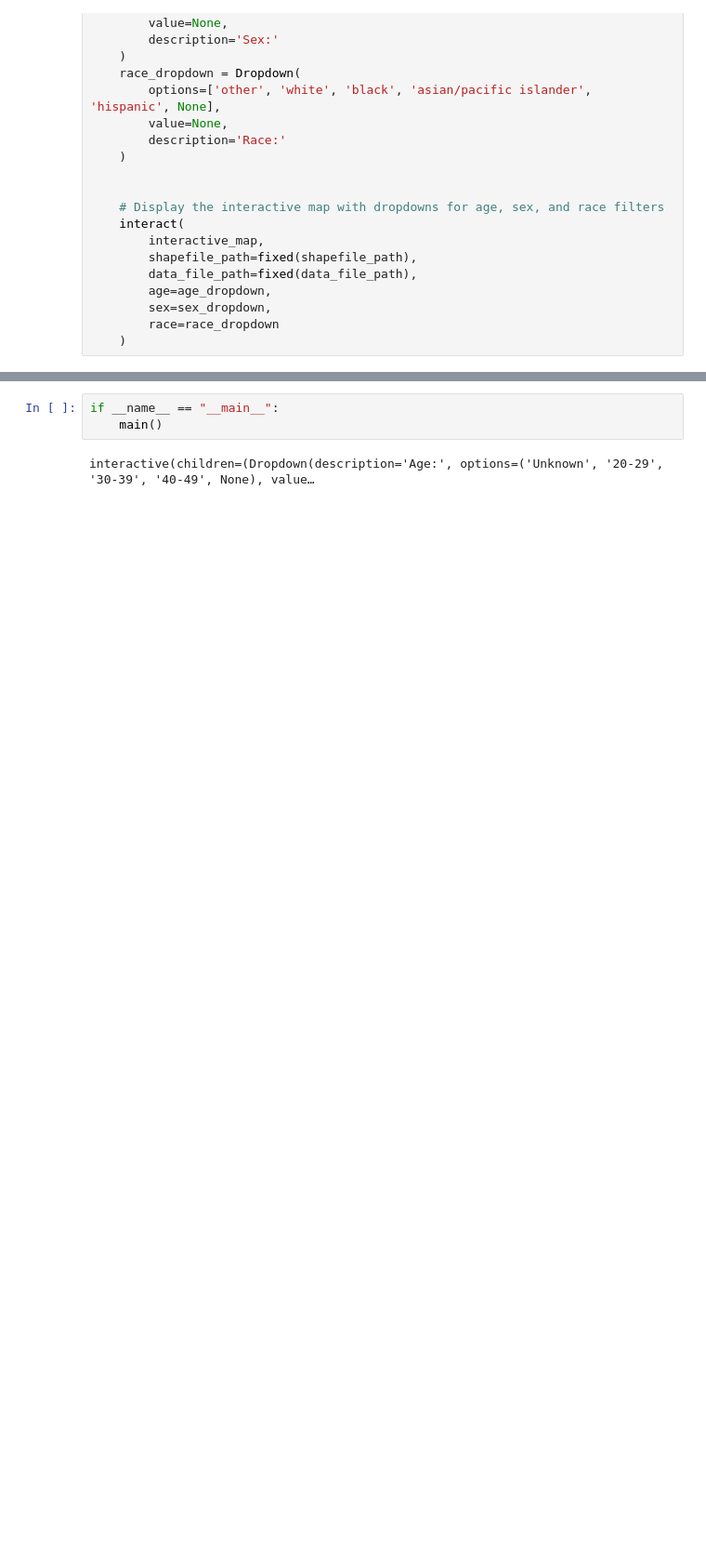
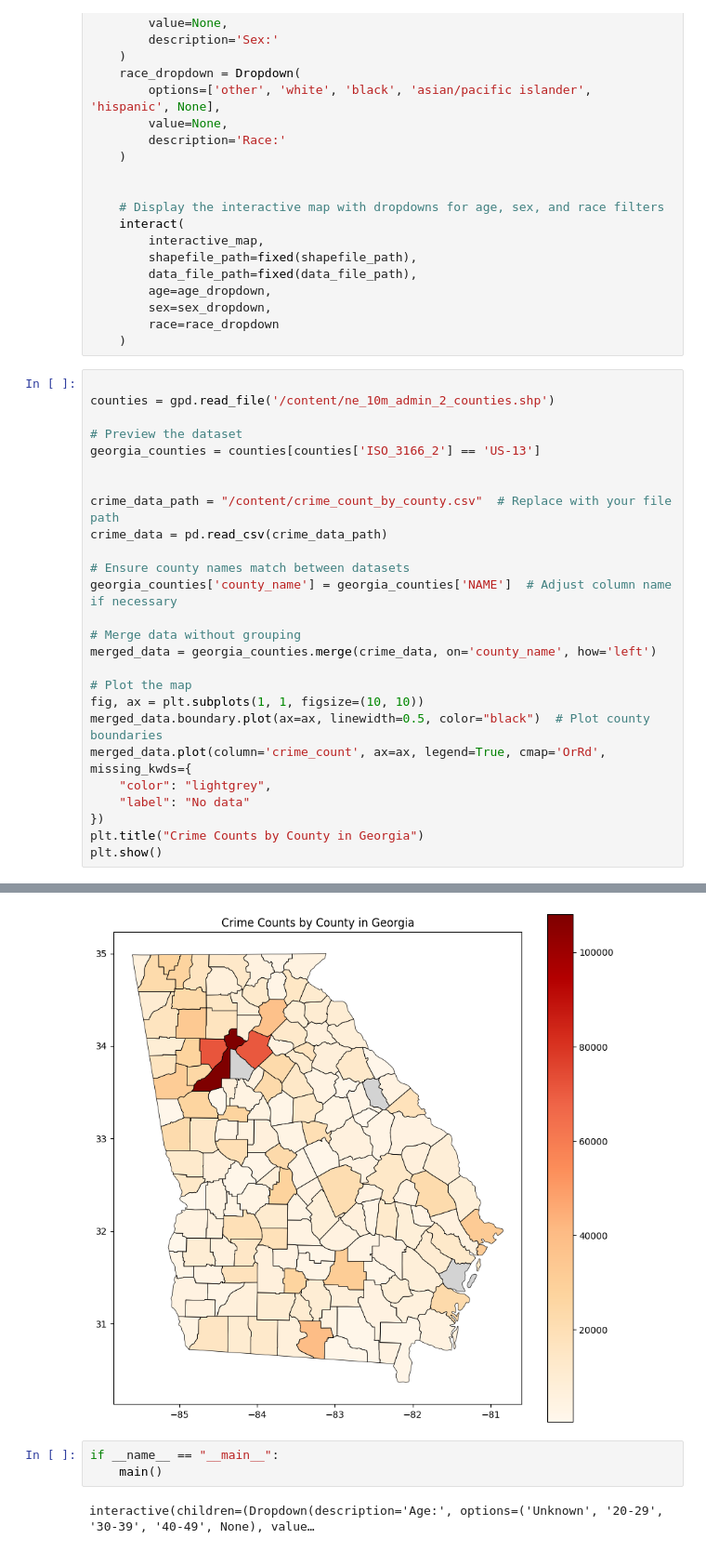
Before and after one commit to skasture3/OpenPolicing, a Jupyter notebook: OpenPolicing.ipynb, the cells around one changed output, grey strips where cells are left out. Shown: that part at 93% size. Cells and saved outputs as stored; diff of their text form; blank space fills up the shorter version.

```diff
--- a/OpenPolicing.ipynb
+++ b/OpenPolicing.ipynb
@@ -185,3 +185,30 @@ def main():
         sex=sex_dropdown,
         race=race_dropdown
     )
+# %%
+
+counties = gpd.read_file('/content/ne_10m_admin_2_counties.shp')
+
+# Preview the dataset
+georgia_counties = counties[counties['ISO_3166_2'] == 'US-13']
+
+
+crime_data_path = "/content/crime_count_by_county.csv"  # Replace with your file path
+crime_data = pd.read_csv(crime_data_path)
+
+# Ensure county names match between datasets
+georgia_counties['county_name'] = georgia_counties['NAME']  # Adjust column name if necessary
+
+# Merge data without grouping
+merged_data = georgia_counties.merge(crime_data, on='county_name', how='left')
+
+# Plot the map
+fig, ax = plt.subplots(1, 1, figsize=(10, 10))
+merged_data.boundary.plot(ax=ax, linewidth=0.5, color="black")  # Plot county boundaries
+merged_data.plot(column='crime_count', ax=ax, legend=True, cmap='OrRd', missing_kwds={
+    "color": "lightgrey",
+    "label": "No data"
+})
+plt.title("Crime Counts by County in Georgia")
+plt.show()
+# %% [output]
@@ -188,3 +220,4 @@ def main():
+[figure, added]
 # %%
 if __name__ == "__main__":
     main()
```
Also changed, not shown: parts of 2 cells of this notebook, 10 other files.
